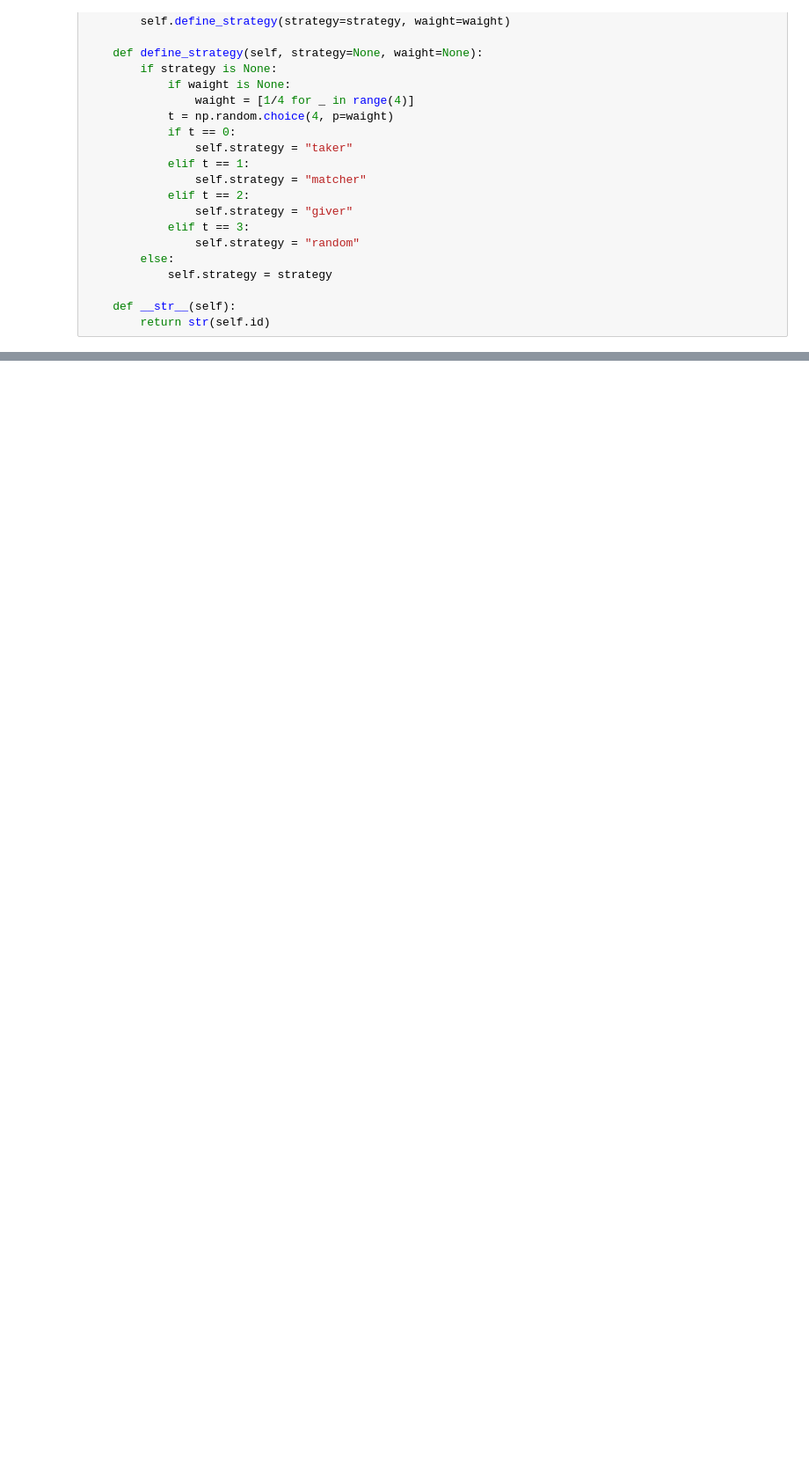
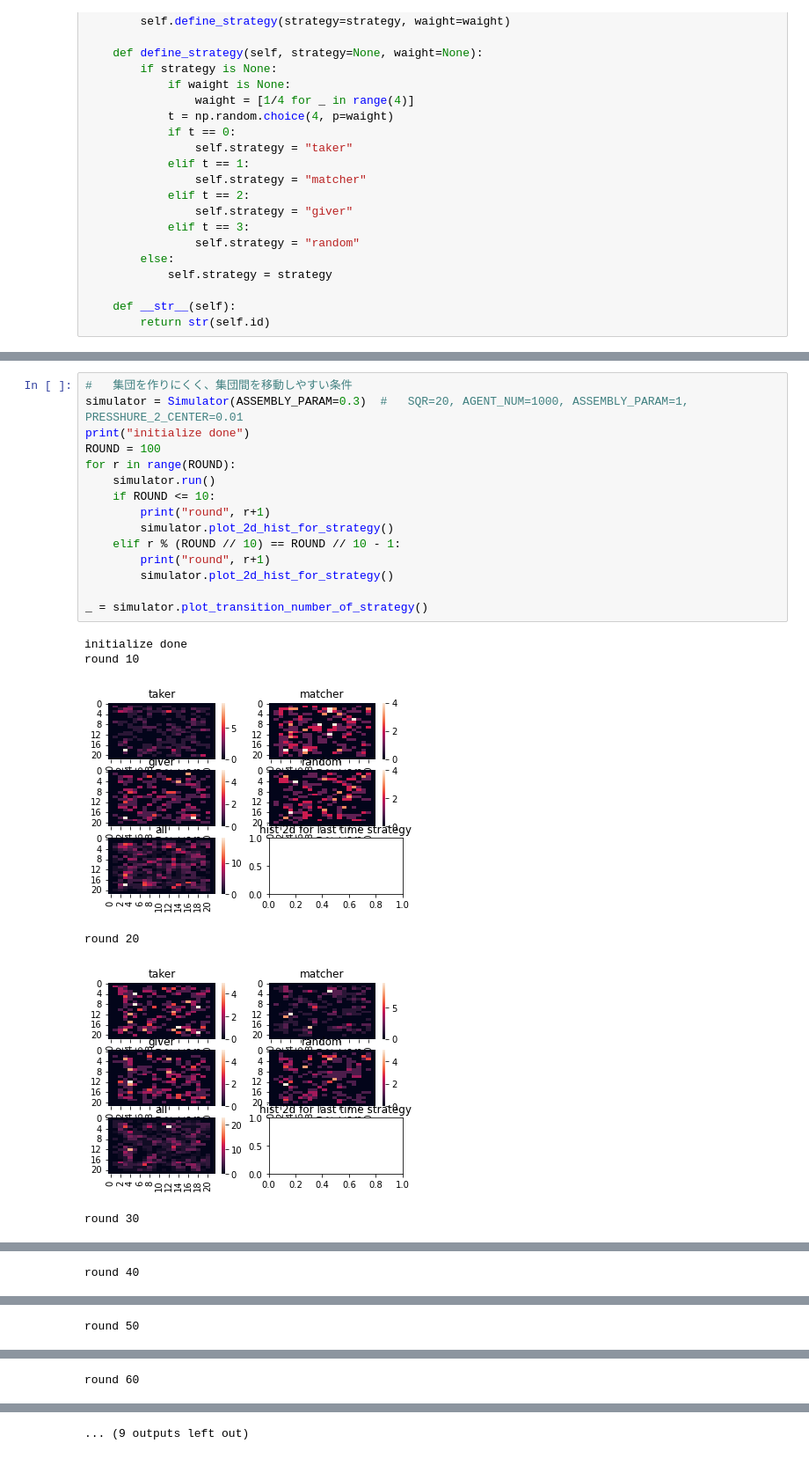
Before and after one commit to rokaboNatttsu/---------, a Jupyter notebook: first.ipynb, the cells around one changed output, grey strips where cells are left out. Shown at 88% size. Cells and saved outputs as stored; diff of their text form; blank space fills up the shorter version.

```diff
--- a/first.ipynb
+++ b/first.ipynb
@@ -423,0 +470,22 @@ class Simulator:
+# %%
+#   集団を作りにくく、集団間を移動しやすい条件
+simulator = Simulator(ASSEMBLY_PARAM=0.3)  #   SQR=20, AGENT_NUM=1000, ASSEMBLY_PARAM=1, PRESSHURE_2_CENTER=0.01
+print("initialize done")
+ROUND = 100
+for r in range(ROUND):
+    simulator.run()
+    if ROUND <= 10:
+        print("round", r+1)
+        simulator.plot_2d_hist_for_strategy()
+    elif r % (ROUND // 10) == ROUND // 10 - 1:
+        print("round", r+1)
+        simulator.plot_2d_hist_for_strategy()
+
+_ = simulator.plot_transition_number_of_strategy()
+# %% [output]
+initialize done
+round 10
+[figure, added]
+round 20
+[figure, added]
+round 30
@@ -423,0 +493 @@ class Simulator:
+round 40
@@ -423,0 +495 @@ class Simulator:
+round 50
@@ -423,0 +497 @@ class Simulator:
+round 60
@@ -424 +499,2 @@ class Simulator:
+... (9 outputs left out)
 # %%
```
Also changed, not shown: parts of 9 cells of this notebook, 3 other files.
